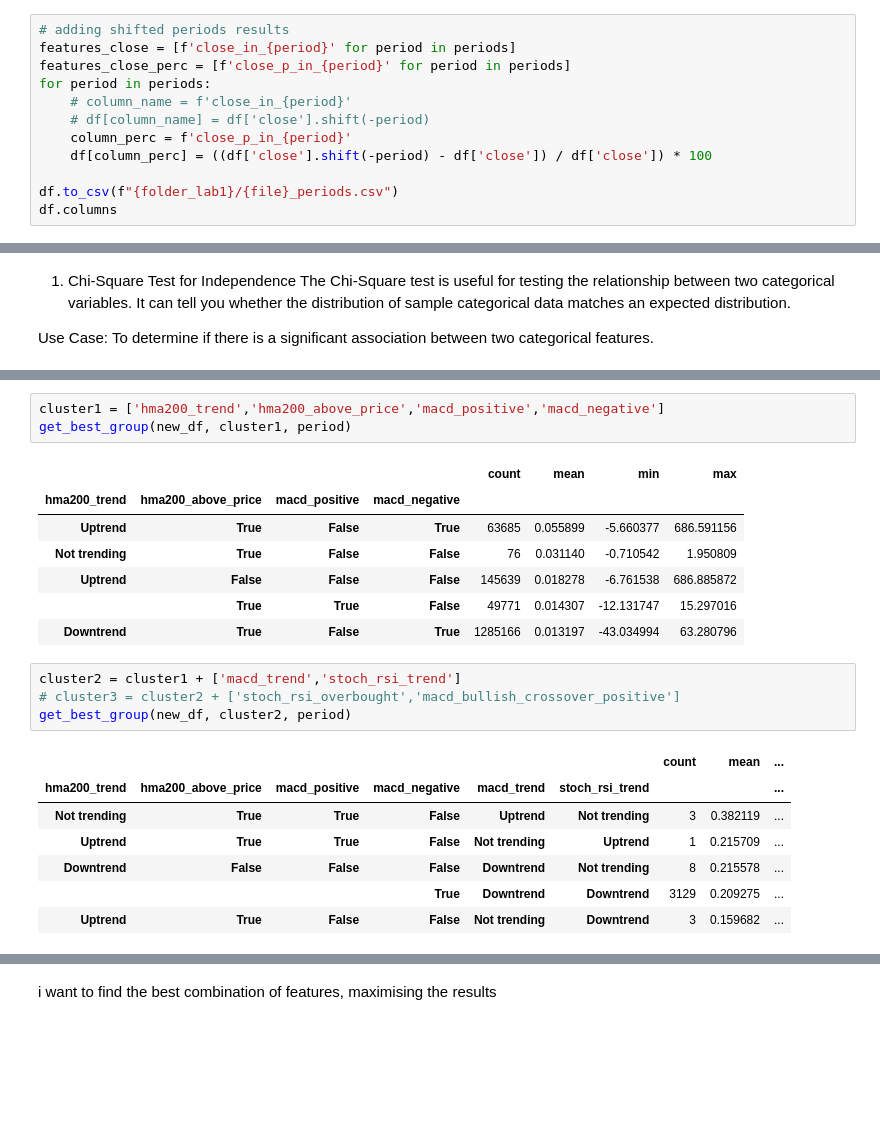
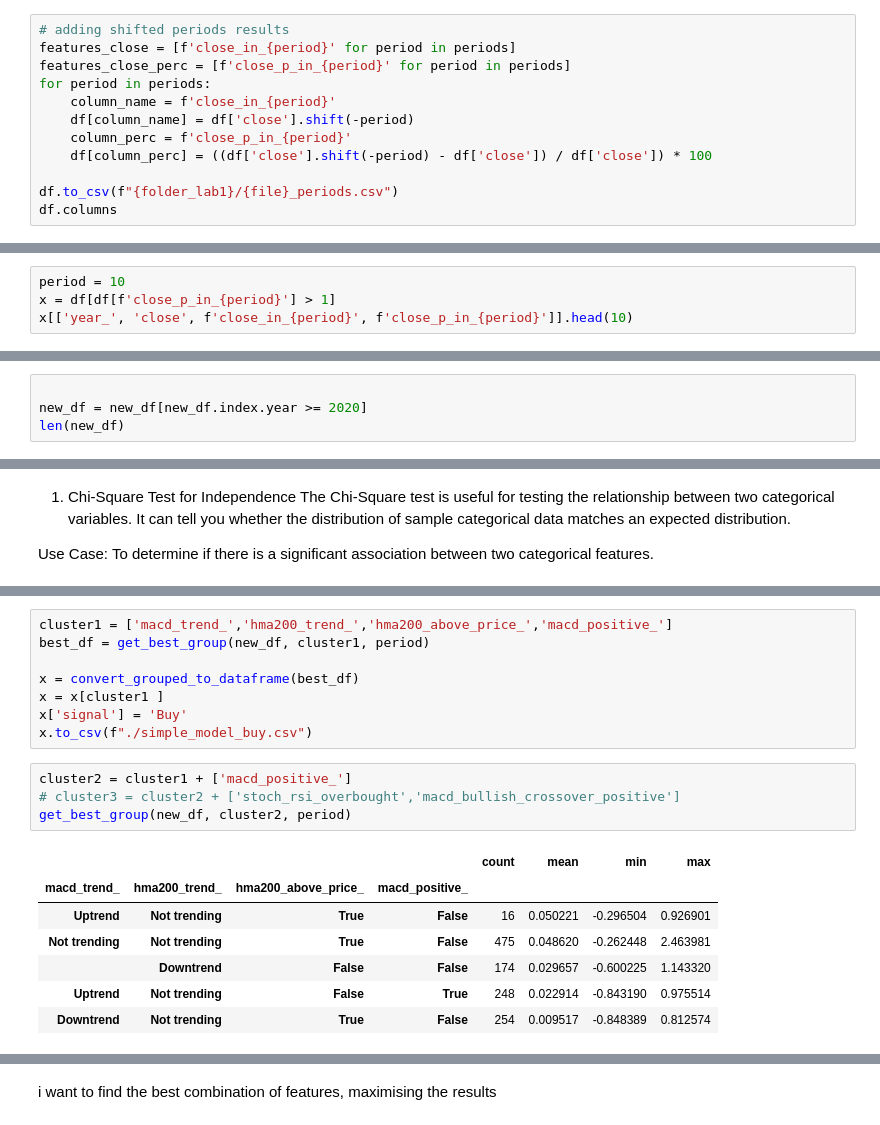
Before and after one commit to alessioricco/SCALP, a Jupyter notebook: nb_find_attributes.ipynb, the cells around one changed output, grey strips where cells are left out. Drawn from its saved outputs; the diff is of its cells as text; blank space fills up the shorter version.

Commit message:
SimpleStrategy

```diff
--- a/nb_find_attributes.ipynb
+++ b/nb_find_attributes.ipynb
@@ -73,8 +74,8 @@ Now we calculate the result for different number of intervals
 features_close = [f'close_in_{period}' for period in periods]
 features_close_perc = [f'close_p_in_{period}' for period in periods]
 for period in periods:
-    # column_name = f'close_in_{period}'
-    # df[column_name] = df['close'].shift(-period)
+    column_name = f'close_in_{period}'
+    df[column_name] = df['close'].shift(-period)
     column_perc = f'close_p_in_{period}'
     df[column_perc] = ((df['close'].shift(-period) - df['close']) / df['close']) * 100
 
@@ -90,3 +92,7 @@ Index(['close', 'stoch_rsi_overbought', 'stoch_rsi_oversold',
       dtype='object')
 # %% [markdown]
 we classify the features based on the result for the given number of intervals
+# %%
+period = 10
+x = df[df[f'close_p_in_{period}'] > 1]
+x[['year_', 'close', f'close_in_{period}', f'close_p_in_{period}']].head(10)
@@ -105,0 +125,4 @@ len(new_df)
+# %%
+
+new_df = new_df[new_df.index.year >= 2020]
+len(new_df)
@@ -159,26 +186,23 @@ Feature: macd_bearish_crossover_negative, Chi-Square Value: 25.570113950334015,
-# %%
-cluster1 = ['hma200_trend','hma200_above_price','macd_positive','macd_negative']
-get_best_group(new_df, cluster1, period)
-# %% [output]
-|  |  |  |  | count | mean | min | max |
-| hma200_trend | hma200_above_price | macd_positive | macd_negative |  |  |  |  |
-| Uptrend | True | False | True | 63685 | 0.055899 | -5.660377 | 686.591156 |
-| Not trending | True | False | False | 76 | 0.031140 | -0.710542 | 1.950809 |
-| Uptrend | False | False | False | 145639 | 0.018278 | -6.761538 | 686.885872 |
-|  | True | True | False | 49771 | 0.014307 | -12.131747 | 15.297016 |
-| Downtrend | True | False | True | 1285166 | 0.013197 | -43.034994 | 63.280796 |
+# %%
+cluster1 = ['macd_trend_','hma200_trend_','hma200_above_price_','macd_positive_']
+best_df = get_best_group(new_df, cluster1, period)
+
+x = convert_grouped_to_dataframe(best_df)
+x = x[cluster1 ]
+x['signal'] = 'Buy'
+x.to_csv(f"./simple_model_buy.csv")
 # %%
-cluster2 = cluster1 + ['macd_trend','stoch_rsi_trend']
+cluster2 = cluster1 + ['macd_positive_']
 # cluster3 = cluster2 + ['stoch_rsi_overbought','macd_bullish_crossover_positive']
 get_best_group(new_df, cluster2, period)
 # %% [output]
-|  |  |  |  |  |  | count | mean | ... |
-| hma200_trend | hma200_above_price | macd_positive | macd_negative | macd_trend | stoch_rsi_trend |  |  | ... |
-| Not trending | True | True | False | Uptrend | Not trending | 3 | 0.382119 | ... |
-| Uptrend | True | True | False | Not trending | Uptrend | 1 | 0.215709 | ... |
-| Downtrend | False | False | False | Downtrend | Not trending | 8 | 0.215578 | ... |
-|  |  |  | True | Downtrend | Downtrend | 3129 | 0.209275 | ... |
-| Uptrend | True | False | False | Not trending | Downtrend | 3 | 0.159682 | ... |
+|  |  |  |  | count | mean | min | max |
+| macd_trend_ | hma200_trend_ | hma200_above_price_ | macd_positive_ |  |  |  |  |
+| Uptrend | Not trending | True | False | 16 | 0.050221 | -0.296504 | 0.926901 |
+| Not trending | Not trending | True | False | 475 | 0.048620 | -0.262448 | 2.463981 |
+|  | Downtrend | False | False | 174 | 0.029657 | -0.600225 | 1.143320 |
+| Uptrend | Not trending | False | True | 248 | 0.022914 | -0.843190 | 0.975514 |
+| Downtrend | Not trending | True | False | 254 | 0.009517 | -0.848389 | 0.812574 |
 # %%
 
 get_best_group(new_df, features_stochrsi, period)
```
Also changed, not shown: parts of 20 cells of this notebook, 6 other files.
